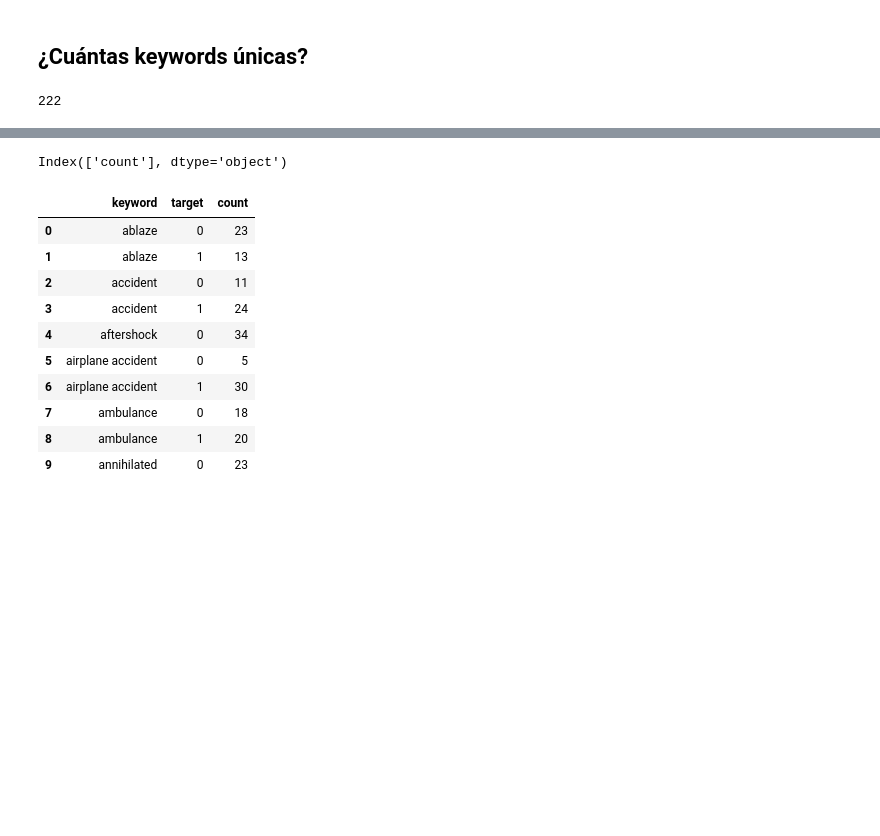
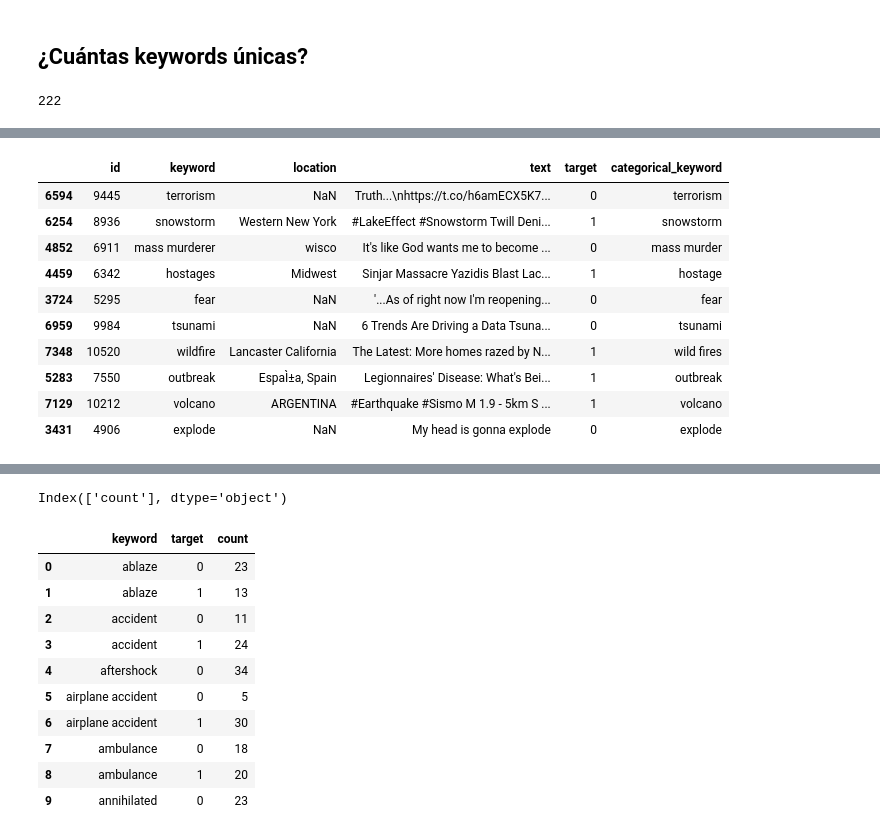
Before and after one commit to danielacarrero/orga-datos, a Jupyter notebook: TP1/analysis.ipynb, the cells around one changed output, grey strips where cells are left out. Cells and saved outputs as stored; diff of their text form; code cells hidden in the pictures; blank space fills up the shorter version.

```diff
--- a/TP1/analysis.ipynb
+++ b/TP1/analysis.ipynb
@@ -44,0 +93,38 @@ len(tweets.keyword.unique())
+# %%
+categorical_keyword['blazing'] = 'ablaze'
+categorical_keyword['bleeding'] = 'blood'
+categorical_keyword['buildings%20on%20fire'] = 'buildings burning'
+categorical_keyword['burning%20buildings'] = 'buildings burning'
+categorical_keyword['burning'] = 'burned'
+categorical_keyword['dead'] = 'death'
+categorical_keyword['demolition'] = 'demolish'
+categorical_keyword['destruction'] = 'destroy'
+categorical_keyword['explosion'] = 'explode'
+categorical_keyword['flood'] = 'flooding'
+categorical_keyword['floods'] = 'flooding'
+categorical_keyword['inundated'] = 'inundation'
+categorical_keyword['panic'] = 'panicking'
+categorical_keyword['rainstorm'] = 'rainstorm'
+categorical_keyword['riot'] = 'rioting'
+categorical_keyword['screaming'] = 'screamed'
+categorical_keyword['snowstorm'] = 'snowstorm'
+categorical_keyword['survivors'] = 'survive'
+categorical_keyword['traumatised'] = 'trauma'
+categorical_keyword['violent%20storm'] = 'storm'
+categorical_keyword['windstorm'] = 'storm'
+categorical_keyword['traumatised'] = 'trauma'
+# %%
+tweets.loc[:,'categorical_keyword'] = tweets.keyword.dropna().transform(lambda x: categorical_keyword[x])
+tweets.sample(10)
+# %% [output]
+|  | id | keyword | location | text | target | categorical_keyword |
+| 6594 | 9445 | terrorism | NaN | Truth...\nhttps://t.co/h6amECX5K7... | 0 | terrorism |
+| 6254 | 8936 | snowstorm | Western New York | #LakeEffect #Snowstorm Twill Deni... | 1 | snowstorm |
+| 4852 | 6911 | mass murderer | wisco | It's like God wants me to become ... | 0 | mass murder |
+| 4459 | 6342 | hostages | Midwest | Sinjar Massacre Yazidis Blast Lac... | 1 | hostage |
+| 3724 | 5295 | fear | NaN | '...As of right now I'm reopening... | 0 | fear |
+| 6959 | 9984 | tsunami | NaN | 6 Trends Are Driving a Data Tsuna... | 0 | tsunami |
+| 7348 | 10520 | wildfire | Lancaster California | The Latest: More homes razed by N... | 1 | wild fires |
+| 5283 | 7550 | outbreak | EspaÌ±a, Spain | Legionnaires' Disease: What's Bei... | 1 | outbreak |
+| 7129 | 10212 | volcano | ARGENTINA | #Earthquake #Sismo M 1.9 - 5km S ... | 1 | volcano |
+| 3431 | 4906 | explode | NaN | My head is gonna explode | 0 | explode |
```
Also changed, not shown: parts of 16 cells of this notebook.
